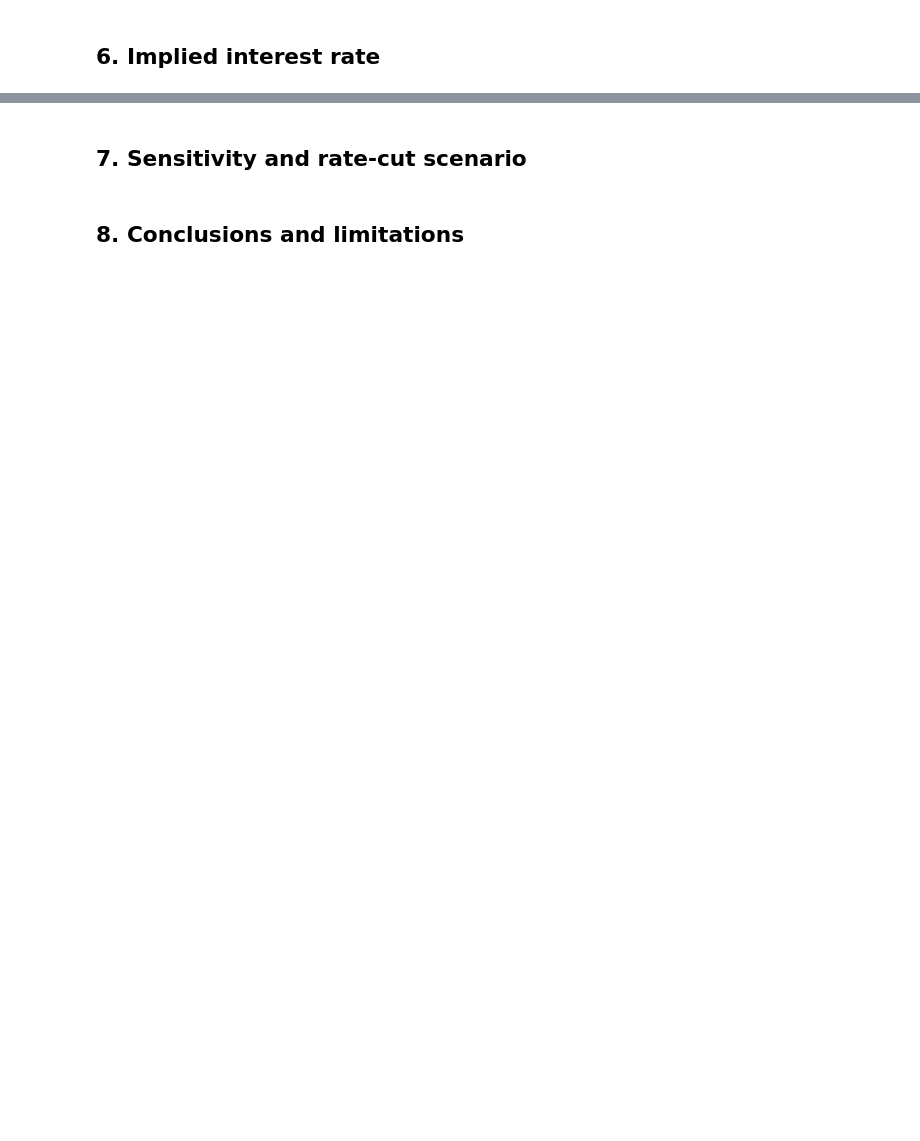
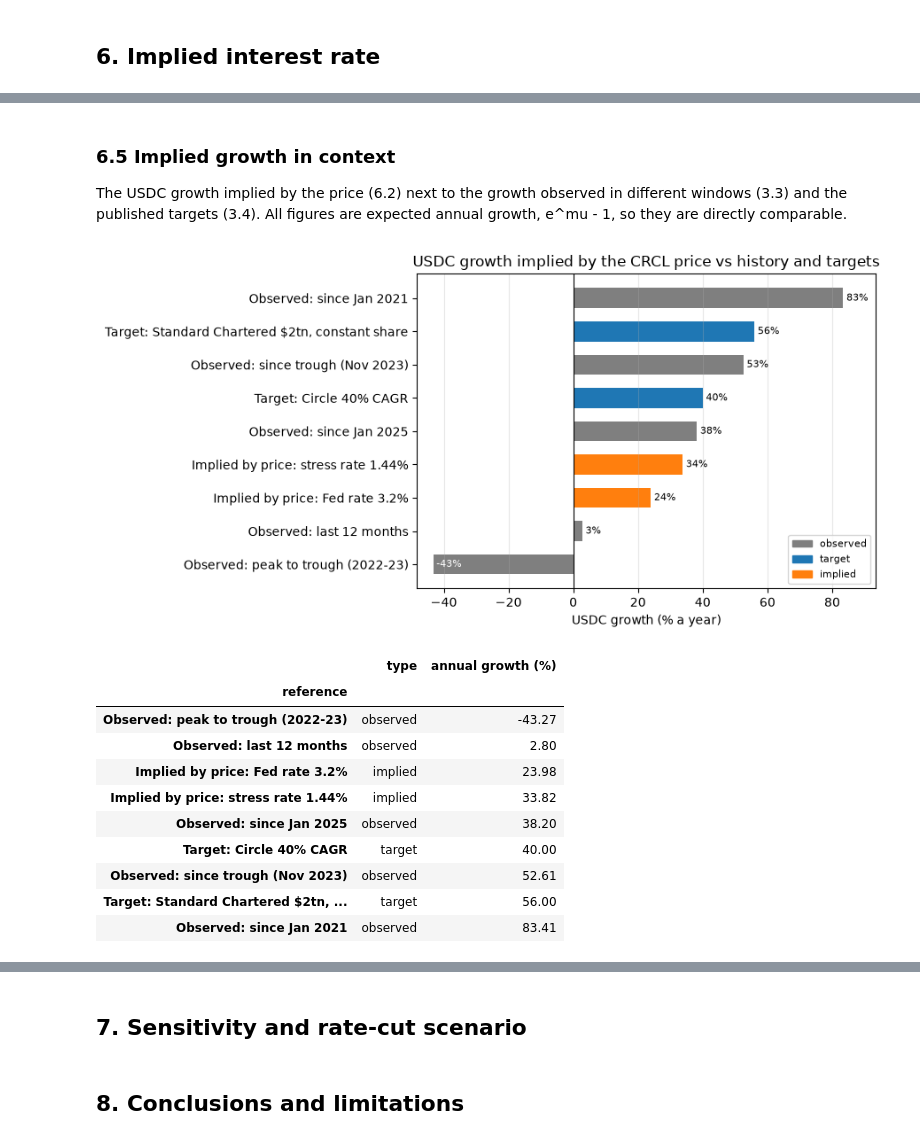
Before and after one commit to ChristopheAbelem/circle-valuation, a Jupyter notebook: notebooks/circle_valuation.ipynb, the cells around one changed output, grey strips where cells are left out. Saved outputs shown, nothing was run; the diff lists cells and outputs as text; code cells hidden in the pictures; blank space fills up the shorter version.

```diff
--- a/notebooks/circle_valuation.ipynb
+++ b/notebooks/circle_valuation.ipynb
@@ -794,0 +1003,19 @@ All |z| < 3: True
+# %%
+# Implied return: the discount rate at which the mean value per share equals the market price, by USDC scenario
+def value_at_ke(fcff, ke):
+    pv_f, pv_t = firm_value(fcff, ke=ke)
+    return (np.maximum(pv_f + pv_t + CORP_CASH + INVESTMENTS - DEBT, 0) / SHARES_DIL).mean()
+
+KE_LO, KE_HI = G + 0.005, 0.60  # the discount rate must stay above perpetual growth (4%)
+rows = {}
+for k in ("bear", "base", "bull"):
+    fcff_k = cash_flows(*simulate("base", k))["fcff"]  # Fed rates, scenario growth, same random draws
+    f = lambda ke: value_at_ke(fcff_k, ke) - PRICE
+    irr = optimize.brentq(f, KE_LO, KE_HI, xtol=1e-6) if f(KE_LO) > 0 > f(KE_HI) else np.nan
+    rows[k] = {"value at cost of equity 10.41% ($)": value_at_ke(fcff_k, KE),
+               "implied return (% a year)": irr * 100,
+               "excess over cost of equity (pp)": (irr - KE) * 100}
+implied_return = pd.DataFrame(rows).T
+for k in implied_return.index[implied_return["implied return (% a year)"].isna()]:
+    print(f"{k}: value stays below the price for any discount rate above {KE_LO:.1%}: no implied return in range")
+implied_return
@@ -794,0 +1029,49 @@ All |z| < 3: True
+# %% [markdown]
+### 6.5 Implied growth in context
+The USDC growth implied by the price (6.2) next to the growth observed in different windows (3.3) and the published targets (3.4). All figures are expected annual growth, e^mu - 1, so they are directly comparable.
+# %%
+# Price-implied USDC growth next to observed history and published targets (all as annual growth = e^mu - 1)
+refs = [
+    ("Observed: since Jan 2021",                 "observed", fit_gbm(logret.loc["2021-01":])["mu_pct"] / 100),
+    ("Observed: peak to trough (2022-23)",       "observed", fit_gbm(logret.loc["2022-07":"2023-11"])["mu_pct"] / 100),
+    ("Observed: since trough (Nov 2023)",        "observed", fit_gbm(logret.loc["2023-12":])["mu_pct"] / 100),
+    ("Observed: since Jan 2025",                 "observed", fit_gbm(logret.loc["2025-01":])["mu_pct"] / 100),
+    ("Observed: last 12 months",                 "observed", fit_gbm(logret.loc["2025-10":])["mu_pct"] / 100),
+    ("Target: Circle 40% CAGR",                  "target",   calib["mu1"]["base"]),
+    ("Target: Standard Chartered $2tn, constant share", "target", calib["mu1"]["bull"]),
+    ("Implied by price: Fed rate 3.2%",          "implied",  mu_at_fed),
+    ("Implied by price: stress rate 1.44%",      "implied",  mu_at_stress),
+]
+context = pd.DataFrame(refs, columns=["reference", "type", "mu"]).set_index("reference")
+context["annual growth (%)"] = (np.exp(context["mu"]) - 1) * 100
+context = context.drop(columns="mu").sort_values("annual growth (%)")
+
+fig, ax = plt.subplots(figsize=(9, 4.5))
+colors = {"observed": "tab:gray", "target": "tab:blue", "implied": "tab:orange"}
+ax.barh(context.index, context["annual growth (%)"], color=[colors[t] for t in context["type"]], height=0.6)
+for y, v in enumerate(context["annual growth (%)"]):  # labels outside positive bars, inside negative ones
+    ax.text(v + 1, y, f"{v:.0f}%", va="center", ha="left", fontsize=8,
+            color="black" if v >= 0 else "white")
+ax.set_xlim(context["annual growth (%)"].min() - 5, context["annual growth (%)"].max() + 10)
+ax.axvline(0, color="black", lw=0.8)
+ax.set_xlabel("USDC growth (% a year)")
+ax.set_title("USDC growth implied by the CRCL price vs history and targets")
+ax.legend(handles=[plt.Rectangle((0, 0), 1, 1, color=c) for c in colors.values()], labels=list(colors), fontsize=8, loc="lower right")
+ax.grid(axis="x", alpha=0.3)
+plt.tight_layout()
+plt.show()
+
+context
+# %% [output]
+[figure, added]
+|  | type | annual growth (%) |
+| reference |  |  |
+| Observed: peak to trough (2022-23) | observed | -43.27 |
+| Observed: last 12 months | observed | 2.80 |
+| Implied by price: Fed rate 3.2% | implied | 23.98 |
+| Implied by price: stress rate 1.44% | implied | 33.82 |
+| Observed: since Jan 2025 | observed | 38.20 |
+| Target: Circle 40% CAGR | target | 40.00 |
+| Observed: since trough (Nov 2023) | observed | 52.61 |
+| Target: Standard Chartered $2tn, ... | target | 56.00 |
+| Observed: since Jan 2021 | observed | 83.41 |
```
Also changed, not shown: parts of 22 cells of this notebook.
